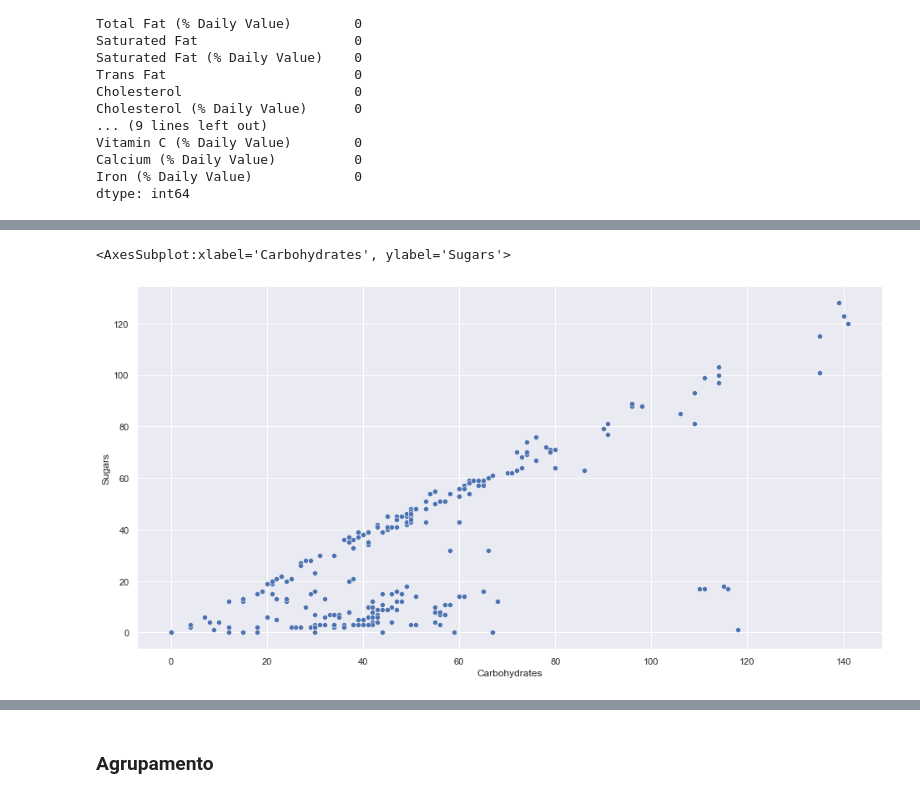
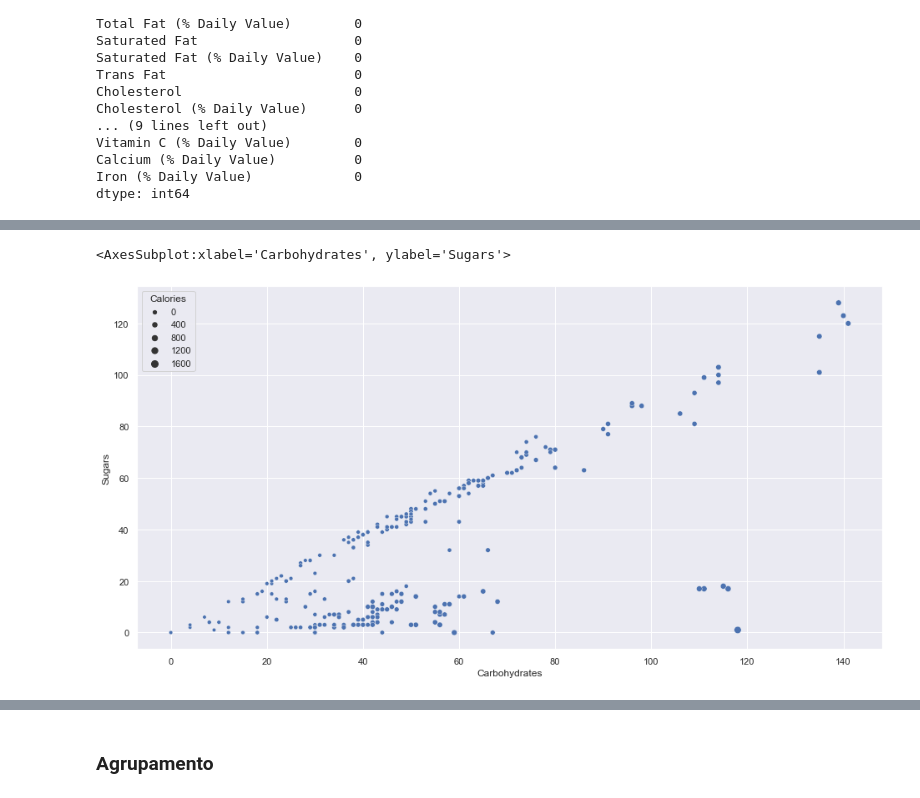
Before and after one commit to DefinitelyNotACactus/Chamber-of-Deputies-Reimbursements, a Jupyter notebook: Agrupamento.ipynb, the cells around one changed output, grey strips where cells are left out. Drawn from its saved outputs; the diff is of its cells as text; code cells hidden in the pictures.

```diff
--- a/Agrupamento.ipynb
+++ b/Agrupamento.ipynb
@@ -40,6 +55,6 @@ dtype: int64
 # %%
 sns.set(rc = {'figure.figsize':(16, 8)})
-sns.scatterplot(data=df, x="Carbohydrates", y="Sugars")
+sns.scatterplot(data=df, x="Carbohydrates", y="Sugars", size="Calories")
 # %% [output]
 <AxesSubplot:xlabel='Carbohydrates', ylabel='Sugars'>
-[figure, old version]
+[figure, new version]
```
Also changed, not shown: parts of 14 cells of this notebook.
